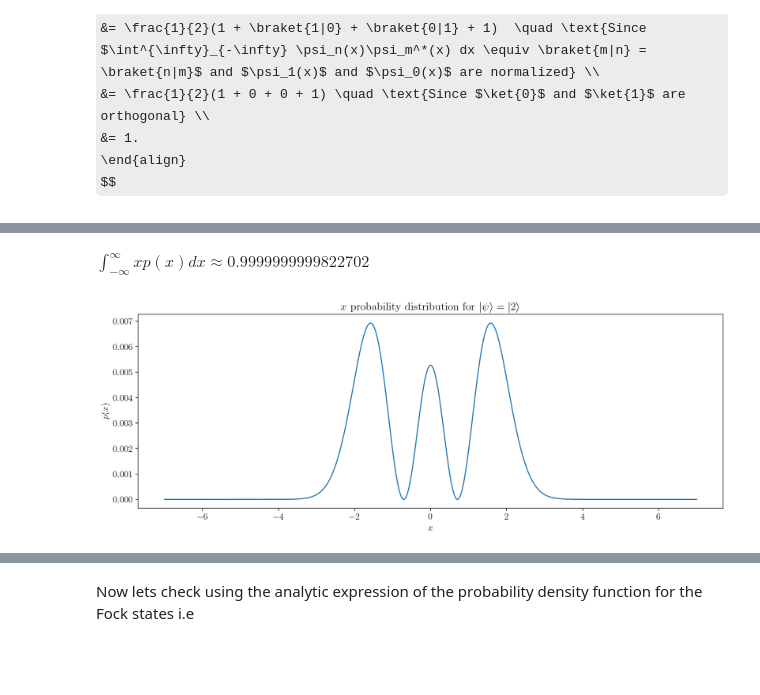
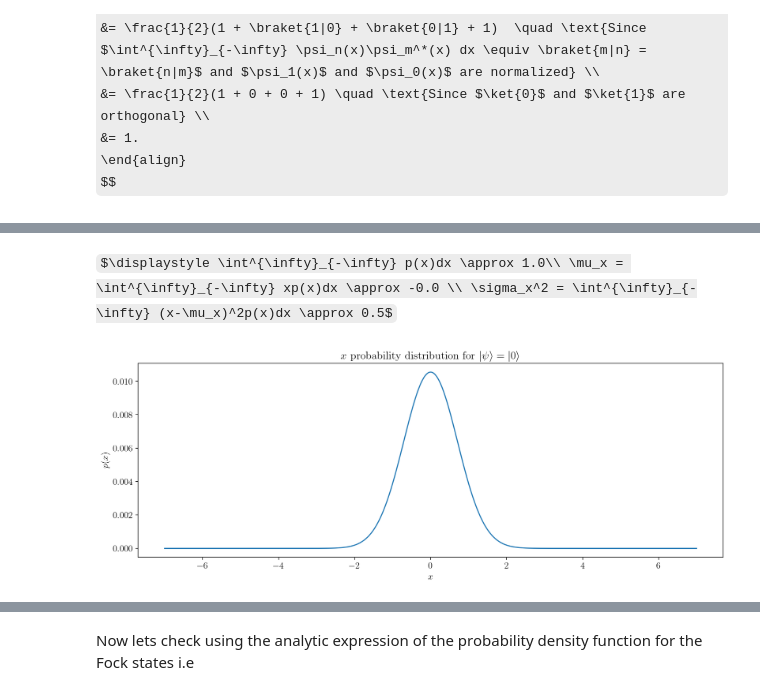
Before and after one commit to amanuelanteneh/aman-notes, a Jupyter notebook: _sources/physics/quantum-mechanics/homodyne_detection.ipynb, the cells around one changed output, grey strips where cells are left out. Cells and saved outputs as stored; diff of their text form; code cells hidden in the pictures; some formulas as TeX source; blank space fills up the shorter version.

```diff
--- a/_sources/physics/quantum-mechanics/homodyne_detection.ipynb
+++ b/_sources/physics/quantum-mechanics/homodyne_detection.ipynb
@@ -147,29 +152,33 @@ def plot_pdf(points, pdf, state_name):
 # %%
 dim = 40
-fock = 2
+fock = 0
 hbar = 1
 state_name = r"$|\psi\rangle=|" + str(fock) + r"\rangle$"
 rho = np.array( qt.fock_dm(dim, fock) )
 m_w_over_pi_hbar = (np.pi * hbar)**(-0.5)
 num_points = 750
 x_max = 7
 
 points =  np.linspace(-x_max, x_max, num_points)
 pdf = np.zeros(shape=(num_points,) , dtype=np.complex128)
 
 for n in range(rho.shape[0]):
     for m in range(rho.shape[1]):
         pdf += rho[n, m] * ( (2**(n+m)) * fac(n) * fac(m) )**(-0.5) * H(m)(points) * H(n)(points)
 
 pdf *=  m_w_over_pi_hbar * np.exp(-points**2)
 pdf = np.real(pdf) # imaginary parts should have all canceled but still need to cast to real data type
 pdf[pdf < 1e-10] = 0 # zero out any super small or negative probabilities
 
-# note that we should NOT have to normalize this unless the integral is much lower than 1
-integral = simpson(pdf, x=points)
-display(Math(r'\int^{\infty}_{-\infty} xp(x)dx \approx ' + str(integral)))
+# Note also that we should NOT have to normalize this unless the integral is much lower than 1
+integral = round(simpson(pdf, x=points), 6)
+mean = round( simpson(points*pdf, x=points), 6)
+var = round( simpson(( (points - mean)**2) * pdf , x=points ), 6)
+display(Math(r'\int^{\infty}_{-\infty} p(x)dx \approx ' + str(integral) + r'\\ \mu_x = \int^{\infty}_{-\infty} xp(x)dx \approx ' + str(mean) \
+             + r' \\ \sigma_x^2 = \int^{\infty}_{-\infty} (x-\mu_x)^2p(x)dx \approx ' + str(var)
+             ))
 
 plot_pdf(points, pdf, state_name)
 # %% [output]
-$\displaystyle \int^{\infty}_{-\infty} xp(x)dx \approx 0.9999999999822702$
+$\displaystyle \int^{\infty}_{-\infty} p(x)dx \approx 1.0\\ \mu_x = \int^{\infty}_{-\infty} xp(x)dx \approx -0.0 \\ \sigma_x^2 = \int^{\infty}_{-\infty} (x-\mu_x)^2p(x)dx \approx 0.5$
-[figure, old version]
+[figure, new version]
```
Also changed, not shown: parts of 11 cells of this notebook, 9 other files.
